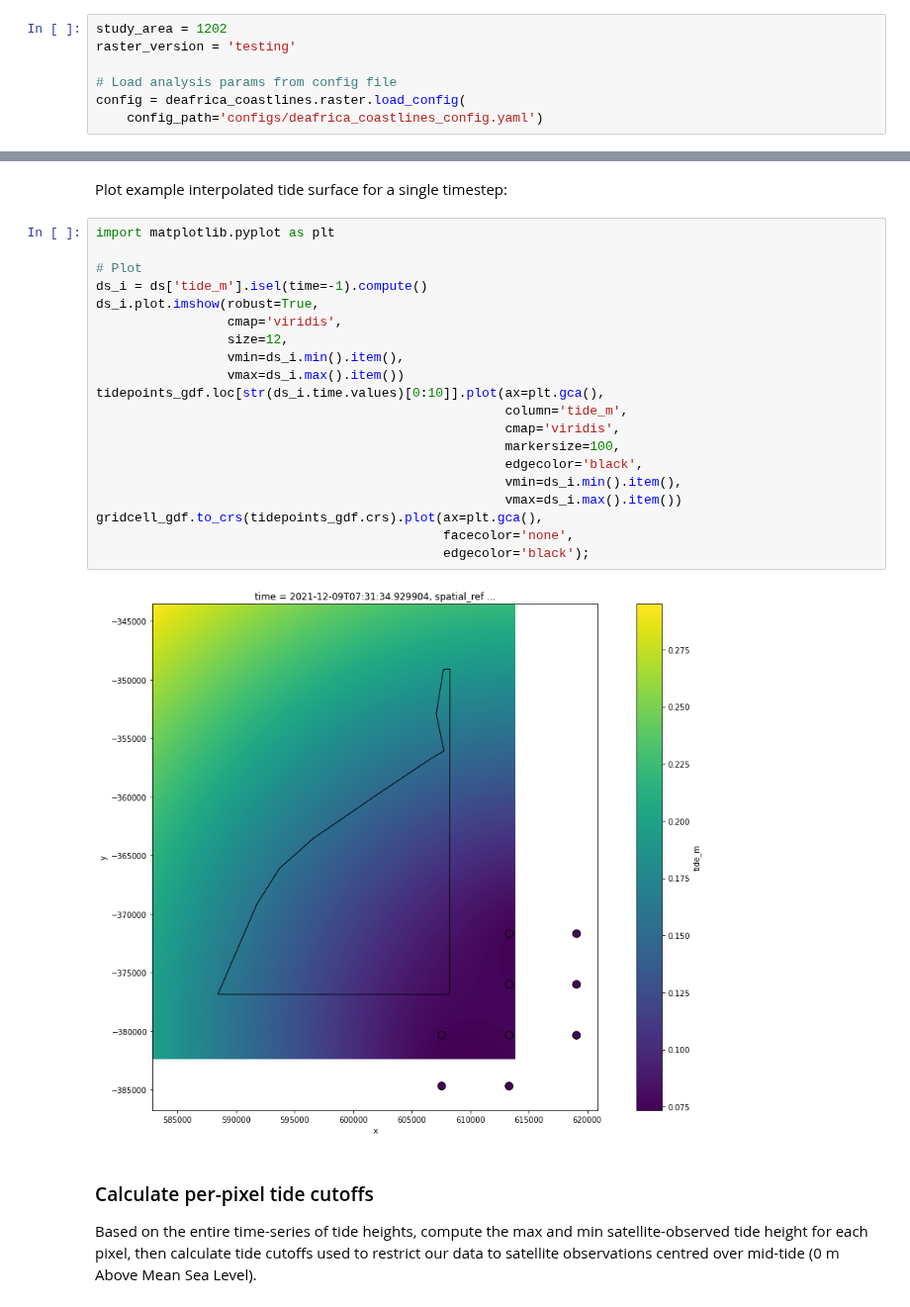
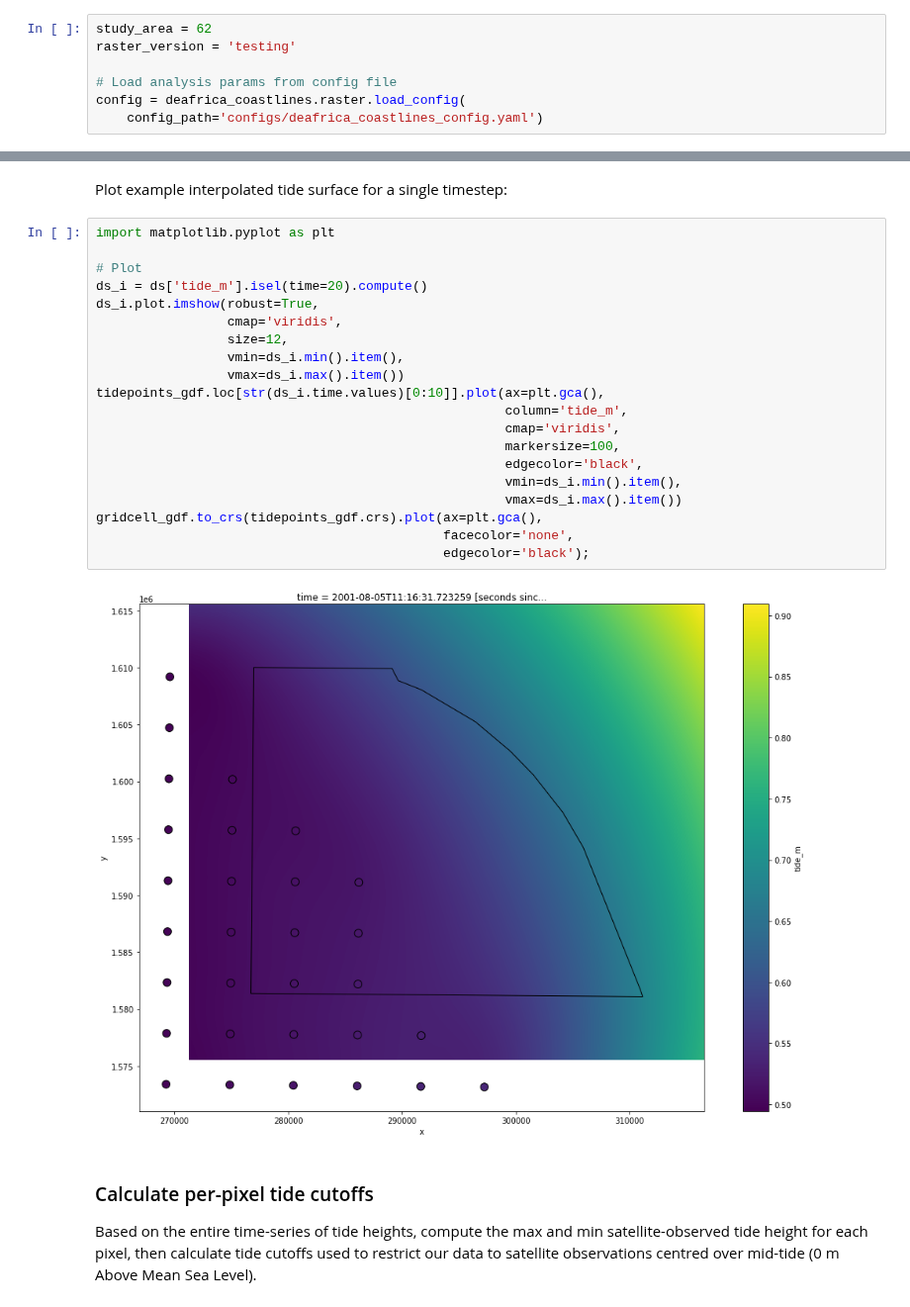
Before and after one commit to GeoscienceAustralia/dea-coastlines, a Jupyter notebook: notebooks/DEAfricaCoastlines_generation_raster.ipynb, the cells around one changed output, grey strips where cells are left out. Shown at 99% size. Drawn from its saved outputs; the diff is of its cells as text.

```diff
--- a/notebooks/DEAfricaCoastlines_generation_raster.ipynb
+++ b/notebooks/DEAfricaCoastlines_generation_raster.ipynb
@@ -57,7 +61,7 @@ client = create_local_dask_cluster(return_client=True)
 # %% [markdown]
 ### Set analysis parameters
 # %%
-study_area = 1202
+study_area = 62
 raster_version = 'testing'
 
 # Load analysis params from config file
@@ -160,25 +169,25 @@ Plot example interpolated tide surface for a single timestep:
 # %%
 import matplotlib.pyplot as plt
 
 # Plot
-ds_i = ds['tide_m'].isel(time=-1).compute()
+ds_i = ds['tide_m'].isel(time=20).compute()
 ds_i.plot.imshow(robust=True,
                  cmap='viridis',
                  size=12,
                  vmin=ds_i.min().item(),
                  vmax=ds_i.max().item())
 tidepoints_gdf.loc[str(ds_i.time.values)[0:10]].plot(ax=plt.gca(),
                                                      column='tide_m',
                                                      cmap='viridis',
                                                      markersize=100,
                                                      edgecolor='black',
                                                      vmin=ds_i.min().item(),
                                                      vmax=ds_i.max().item())
 gridcell_gdf.to_crs(tidepoints_gdf.crs).plot(ax=plt.gca(),
                                              facecolor='none',
                                              edgecolor='black');
 # %% [output]
-[figure, old version]
+[figure, new version]
 # %% [markdown]
 ### Calculate per-pixel tide cutoffs
 Based on the entire time-series of tide heights, compute the max and min satellite-observed tide height for each pixel, then calculate tide cutoffs used to restrict our data to satellite observations centred over mid-tide (0 m Above Mean Sea Level).
```
Also changed, not shown: parts of 8 cells of this notebook, 2 other files.
